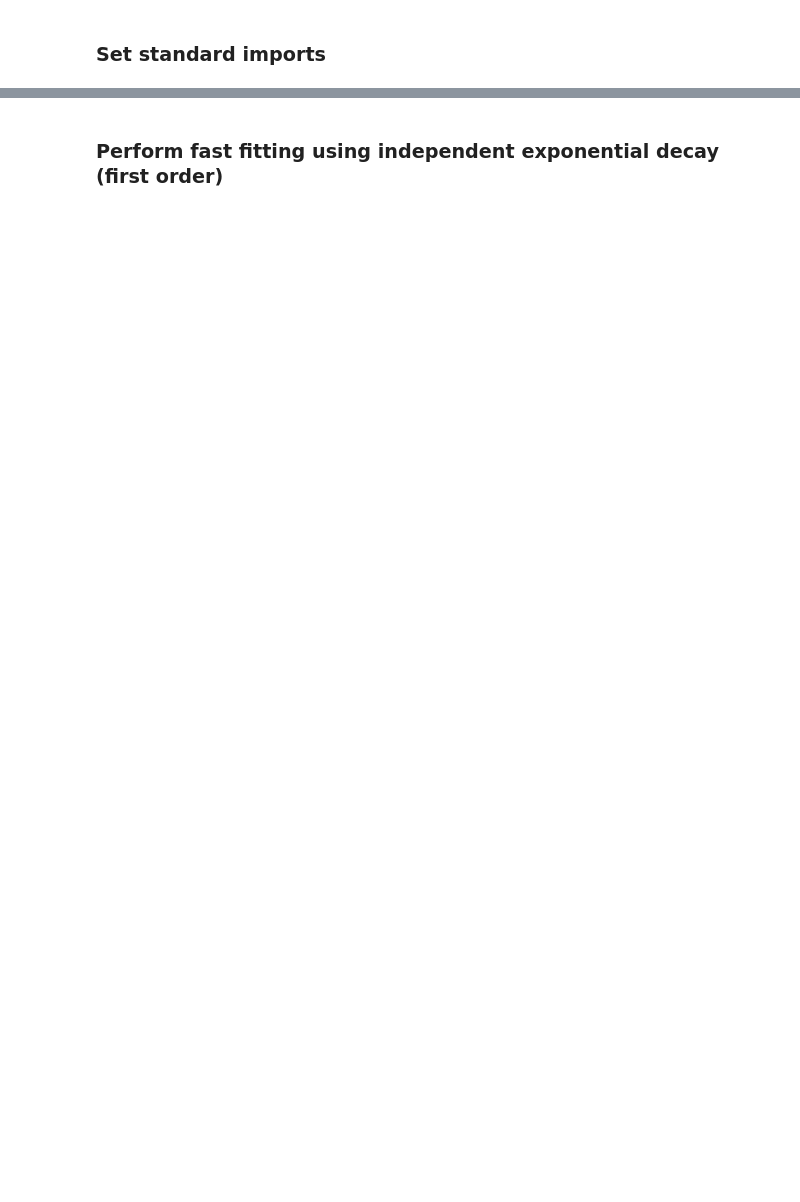
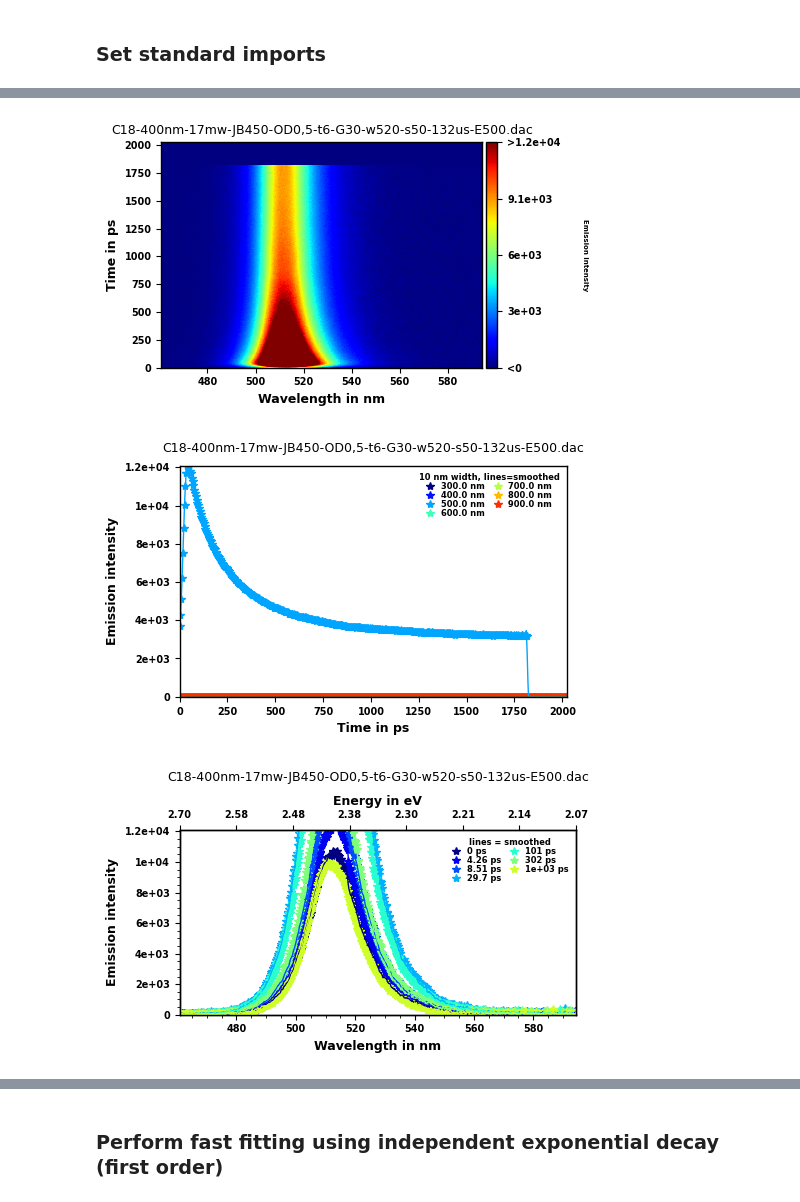
Before and after one commit to erdzeichen/KiMoPack, a Jupyter notebook: Workflow_tools/Streak_camera_analysis.ipynb, the cells around one changed output, grey strips where cells are left out. Saved outputs shown, nothing was run; the diff lists cells and outputs as text; code cells hidden in the pictures; blank space fills up the shorter version.

```diff
--- a/Workflow_tools/Streak_camera_analysis.ipynb
+++ b/Workflow_tools/Streak_camera_analysis.ipynb
@@ -25,11 +50,15 @@ if 0: # set to 1 for fine adjustment
 # %%
 plt.close('all')
-ta.bordercut=[390,480]
-ta.rel_wave=[400,410,420,460,480]
-ta.rel_time=[250,600,750,1000,1750]
-ta.timelimits=[1,1400]
-ta.wave_nm_bin=None
-ta.wavelength_bin=20
-ta.log_scale=True
-ta.intensity_range=[2000,40000]
+#ta.bordercut=[390,480]
+#ta.rel_wave=[400,410,420,460,480]
+#ta.rel_time=[250,600,750,1000,1750]
+#ta.timelimits=[1,1400]
+#ta.wave_nm_bin=None
+#ta.wavelength_bin=20
+#ta.log_scale=True
+#ta.intensity_range=[2000,40000]
 ta.Plot_RAW(range(3),scale_type='linear')
+# %% [output]
+[figure, added]
+[figure, added]
+[figure, added]
```
Also changed, not shown: parts of 7 cells of this notebook, 2 other files.
